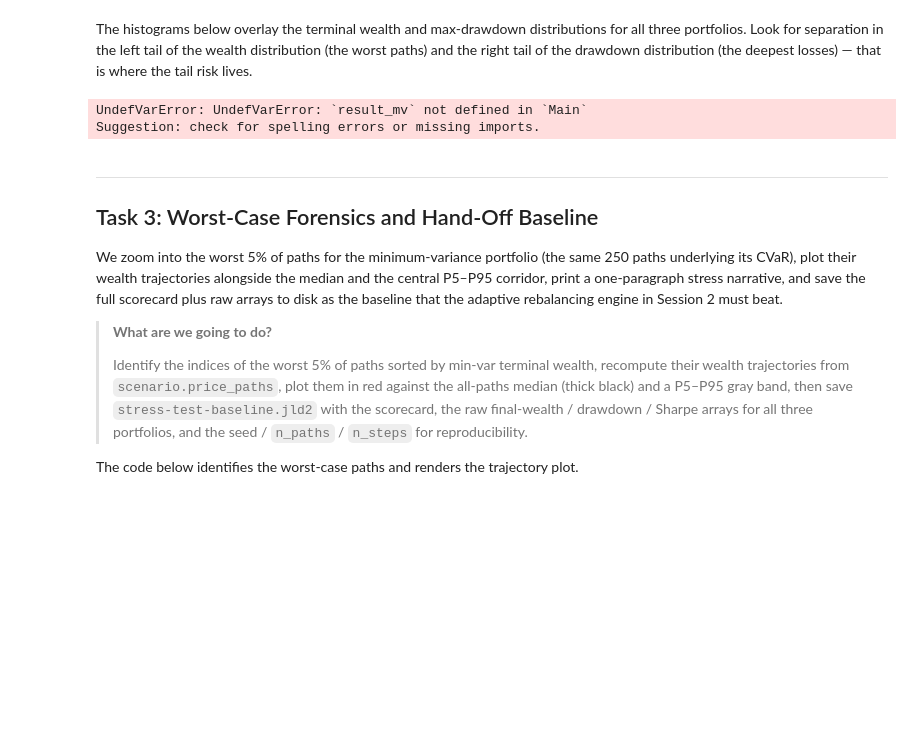
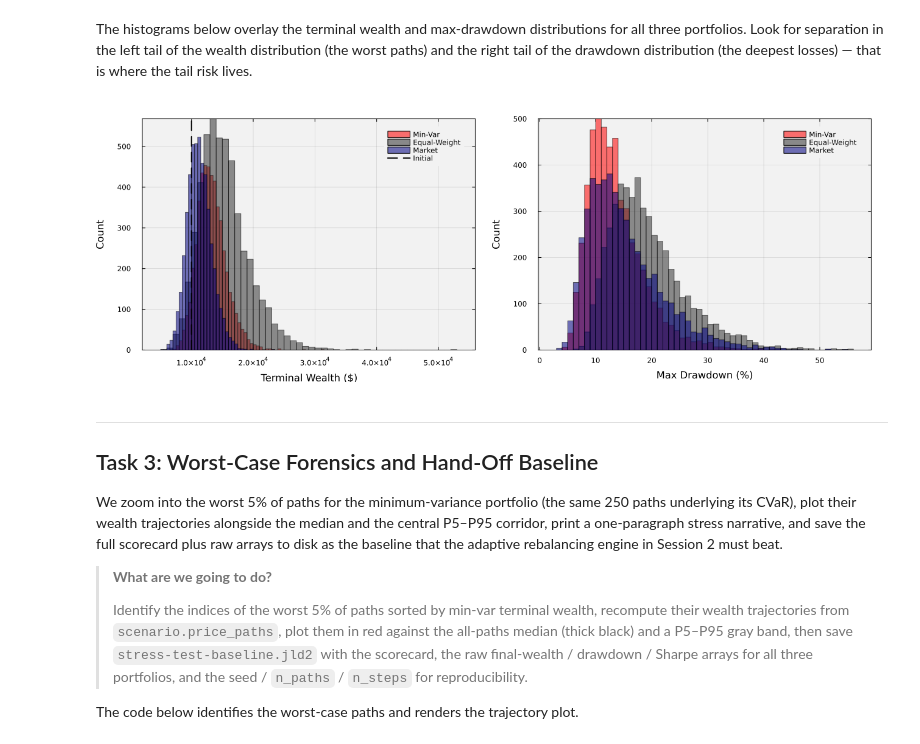
Before and after one commit to varnerlab/eCornell-AI-finance-lectures, a Jupyter notebook: lectures/session-1/eCornell-AI-Finance-S1-Example-StressTestMinVariancePortfolio-May-2026.ipynb, the cells around one changed output. Cells and saved outputs as stored; diff of their text form; code cells hidden in the pictures; blank space fills up the shorter version.

```diff
--- a/lectures/session-1/eCornell-AI-Finance-S1-Example-StressTestMinVariancePortfolio-May-2026.ipynb
+++ b/lectures/session-1/eCornell-AI-Finance-S1-Example-StressTestMinVariancePortfolio-May-2026.ipynb
@@ -206,29 +210,28 @@ The histograms below overlay the terminal wealth and max-drawdown distributions
 # %%
 let
     # --- Panel 1: terminal wealth overlay ---
     p1 = histogram(result_mv.final_wealth, bins=60, alpha=0.55, color=:red,
         label="Min-Var", xlabel="Terminal Wealth (\$)", ylabel="Count",
         fontsize=18);
     histogram!(p1, result_eq.final_wealth, bins=60, alpha=0.55, color=:gray20, label="Equal-Weight");
     histogram!(p1, result_mkt.final_wealth, bins=60, alpha=0.55, color=:navy, label="Market");
     vline!(p1, [B₀], lw=2, ls=:dash, c=:black, label="Initial");
     plot!(p1, bg="gray95", background_color_outside="white",
-        framestyle=:box, fg_legend=:transparent, legend=:topleft);
+        framestyle=:box, fg_legend=:transparent, legend=:topright);
 
     # --- Panel 2: max drawdown overlay ---
     p2 = histogram(result_mv.max_drawdowns .* 100, bins=60, alpha=0.55, color=:red,
         label="Min-Var", xlabel="Max Drawdown (%)", ylabel="Count",
         fontsize=18);
     histogram!(p2, result_eq.max_drawdowns .* 100, bins=60, alpha=0.55, color=:gray20, label="Equal-Weight");
     histogram!(p2, result_mkt.max_drawdowns .* 100, bins=60, alpha=0.55, color=:navy, label="Market");
     plot!(p2, bg="gray95", background_color_outside="white",
         framestyle=:box, fg_legend=:transparent, legend=:topright);
 
     plot(p1, p2, layout=(1, 2), size=(1300, 460), margin=5Plots.mm)
 end
 # %% [output]
-UndefVarError: UndefVarError: `result_mv` not defined in `Main`
-Suggestion: check for spelling errors or missing imports.
+[figure, added]
 # %% [markdown]
 ___
 ## Task 3: Worst-Case Forensics and Hand-Off Baseline
```
Also changed, not shown: parts of 7 cells of this notebook, 1 other file.
